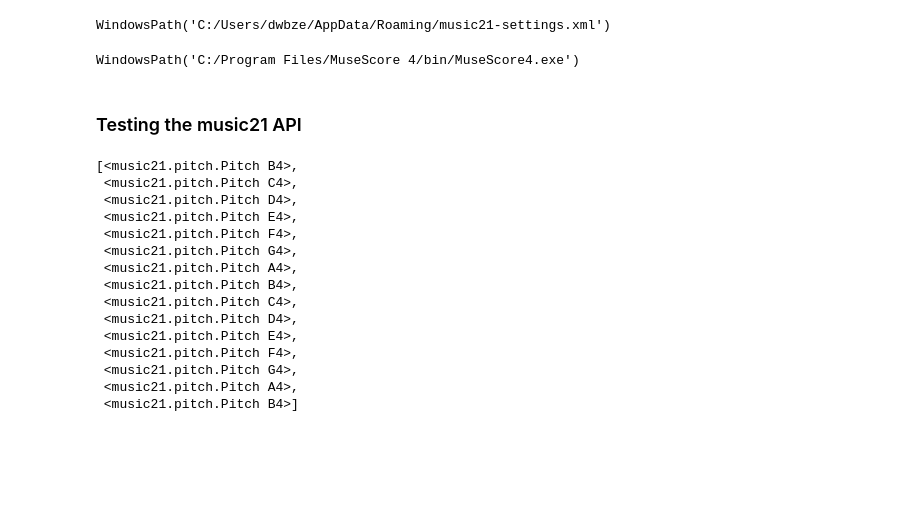
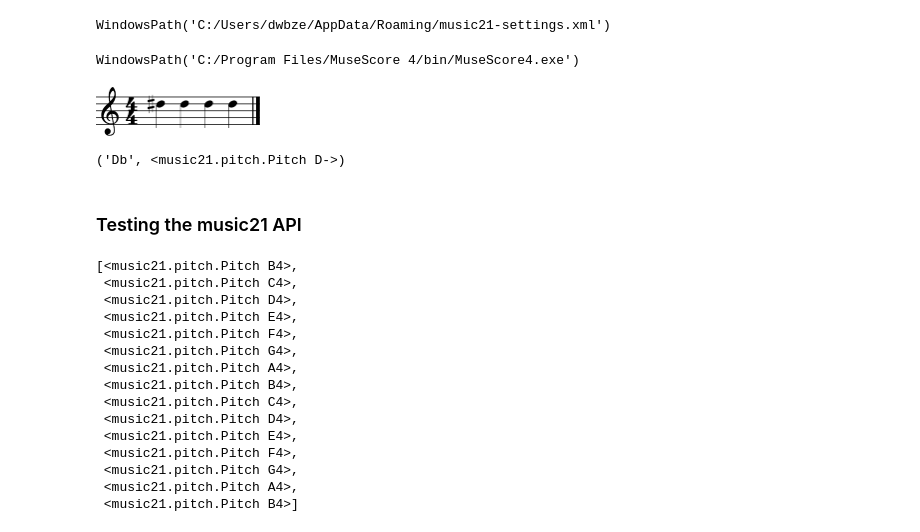
Before and after one commit to dwbzen/pymusic, a Jupyter notebook: music21_test.ipynb, the cells around one changed output. Cells and saved outputs as stored; diff of their text form; code cells hidden in the pictures; blank space fills up the shorter version.

```diff
--- a/music21_test.ipynb
+++ b/music21_test.ipynb
@@ -25,3 +25,10 @@ WindowsPath('C:/Users/dwbze/AppData/Roaming/music21-settings.xml')
 us['musescoreDirectPNGPath']
 # %% [output]
 WindowsPath('C:/Program Files/MuseScore 4/bin/MuseScore4.exe')
+# %%
+stream2 = stream.Stream()
+n3 = note.Note('D#5')  # octave values can be included in creation arguments
+stream2.repeatAppend(n3, 4)
+stream2.show()
+# %% [output]
+[figure, added]
@@ -28,3 +56,7 @@ WindowsPath('C:/Program Files/MuseScore 4/bin/MuseScore4.exe')
+# %%
+enharmonic_equivalent("c#")
+# %% [output]
+('Db', <music21.pitch.Pitch D->)
 # %% [markdown]
 ### Testing the music21 API
 # %%
```
Also changed, not shown: parts of 3 cells of this notebook, 31 other files.
